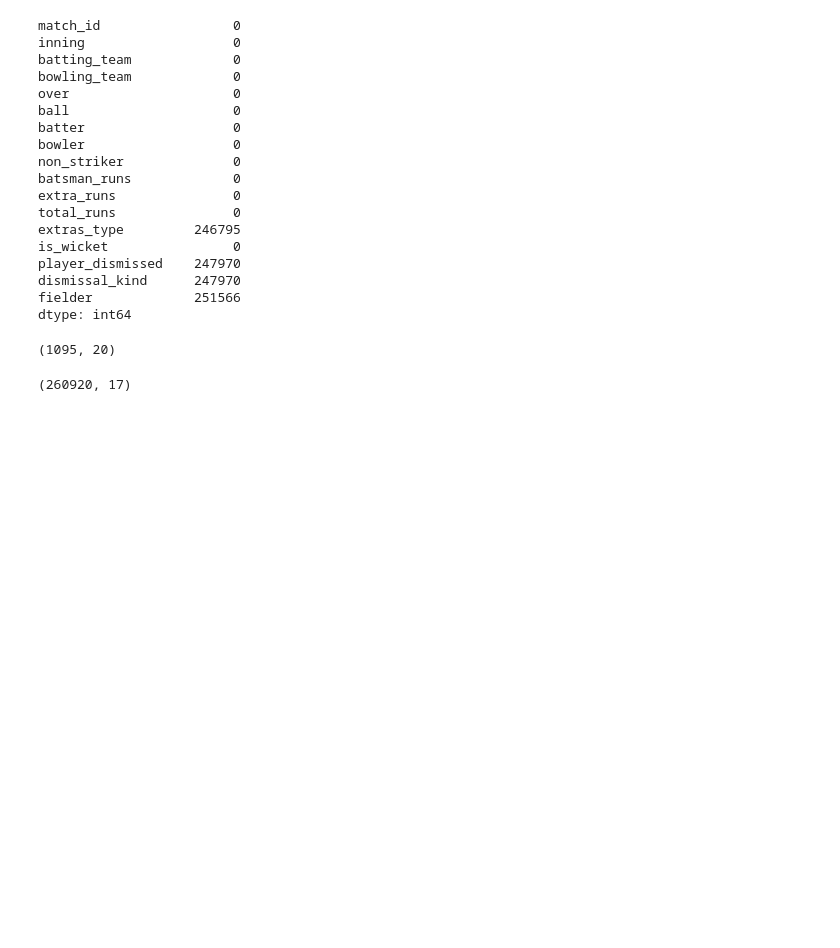
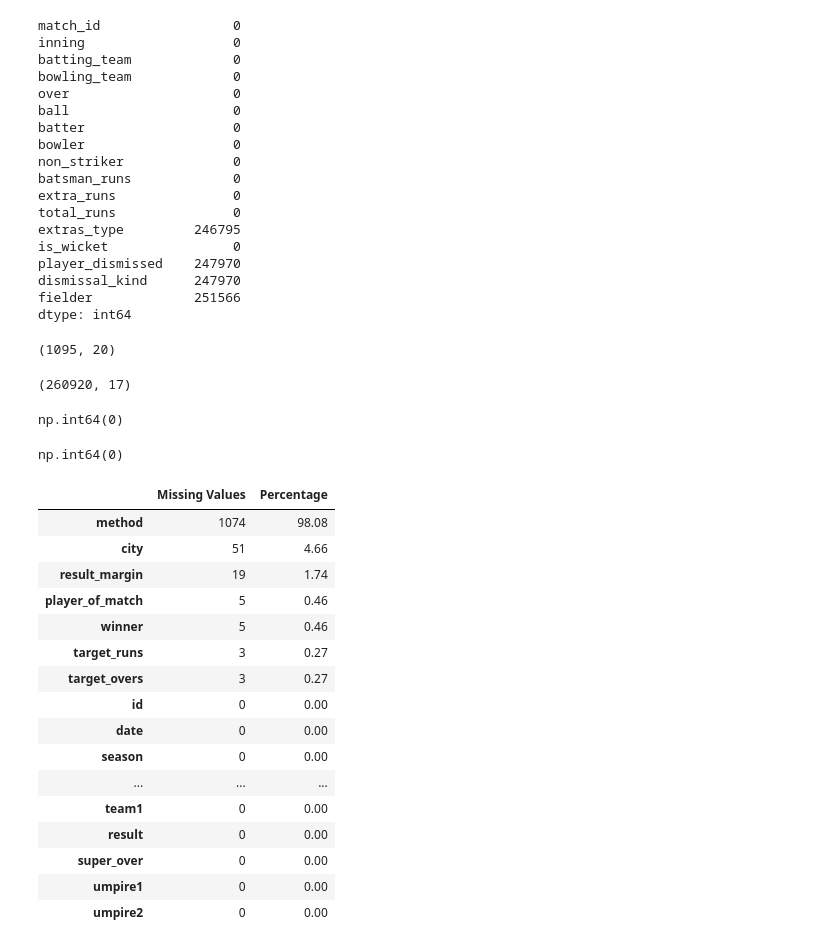
Before and after one commit to RonitKumar145/IPL-Analytics-Pipeline, a Jupyter notebook: notebooks/01_data_understanding.ipynb, the cells around one changed output. Cells and saved outputs as stored; diff of their text form; code cells hidden in the pictures; blank space fills up the shorter version.

```diff
--- a/notebooks/01_data_understanding.ipynb
+++ b/notebooks/01_data_understanding.ipynb
@@ -132,0 +145,8 @@ deliveries.shape
+# %%
+matches.duplicated().sum()
+# %% [output]
+np.int64(0)
+# %%
+deliveries.duplicated().sum()
+# %% [output]
+np.int64(0)
@@ -132,0 +156,20 @@ deliveries.shape
+# %%
+missing_value_report(matches)
+# %% [output]
+|  | Missing Values | Percentage |
+| method | 1074 | 98.08 |
+| city | 51 | 4.66 |
+| result_margin | 19 | 1.74 |
+| player_of_match | 5 | 0.46 |
+| winner | 5 | 0.46 |
+| target_runs | 3 | 0.27 |
+| target_overs | 3 | 0.27 |
+| id | 0 | 0.00 |
+| date | 0 | 0.00 |
+| season | 0 | 0.00 |
+| ... | ... | ... |
+| team1 | 0 | 0.00 |
+| result | 0 | 0.00 |
+| super_over | 0 | 0.00 |
+| umpire1 | 0 | 0.00 |
+| umpire2 | 0 | 0.00 |
```
Also changed, not shown: parts of 28 cells of this notebook, 9 other files.
